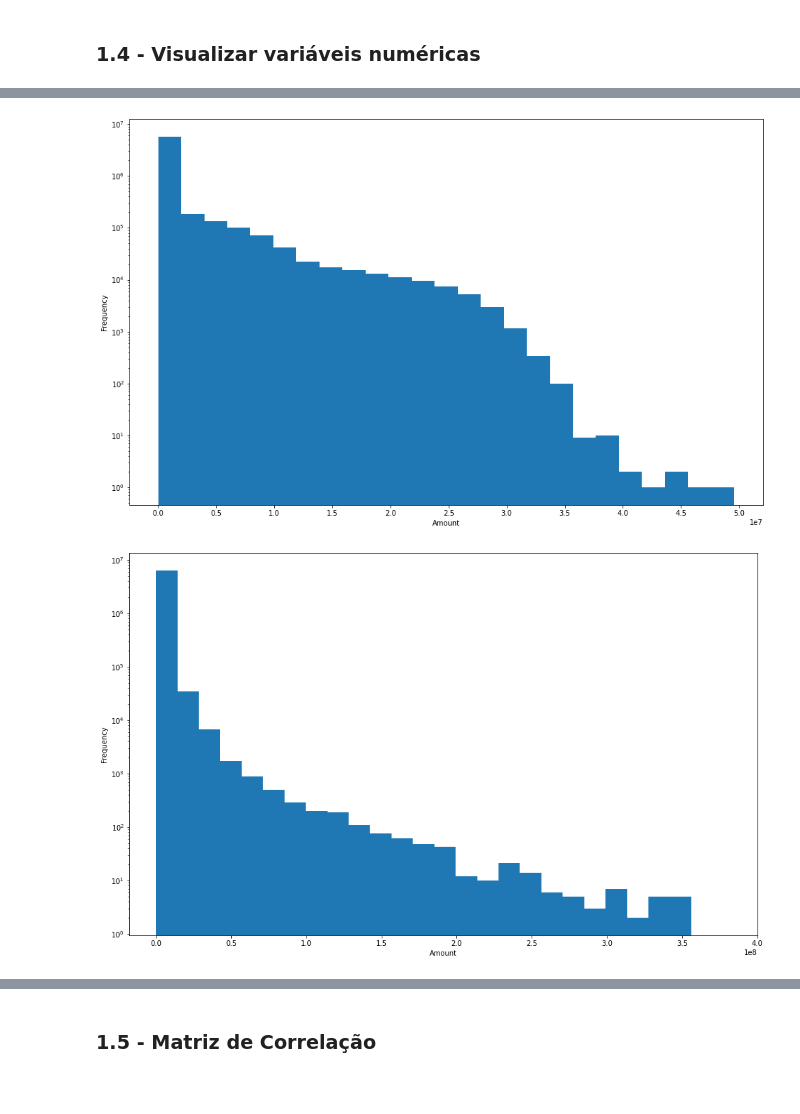
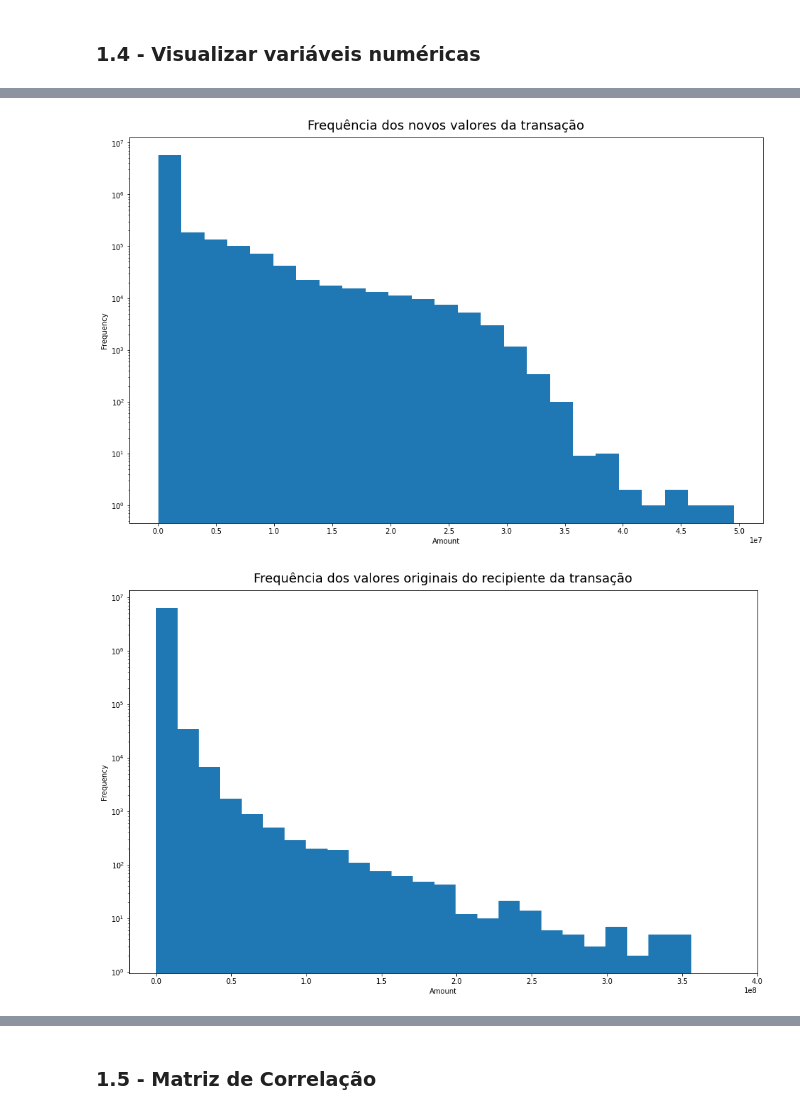
Before and after one commit to henriquemoc/Fraud-Classification, a Jupyter notebook: fraude.ipynb, the cells around one changed output, grey strips where cells are left out. Drawn from its saved outputs; the diff is of its cells as text; code cells hidden in the pictures; blank space fills up the shorter version.

```diff
--- a/fraude.ipynb
+++ b/fraude.ipynb
@@ -248,19 +261,21 @@ plt.xlabel('Amount');
 # %%
 plt.hist(df['newbalanceOrig'], bins=25);
 plt.yscale('log')
 plt.ylabel('Frequency')
 plt.xticks(range(0,int(5.5*1e7),int(5*1e6)))
 plt.xlabel('Amount');
+plt.title("Frequência dos novos valores da transação", fontdict={'fontsize':18}, pad=12);
 # %% [output]
-[figure, old version]
+[figure, new version]
 # %%
 plt.hist(df['oldbalanceDest'], bins=25);
 plt.yscale('log')
 plt.ylabel('Frequency')
 plt.xticks(range(0,int(4.5*1e8),int(5*1e7)))
 plt.xlabel('Amount');
+plt.title("Frequência dos valores originais do recipiente da transação", fontdict={'fontsize':18}, pad=12);
 # %% [output]
-[figure, old version]
+[figure, new version]
 # %%
 plt.hist(df['newbalanceDest'], bins=25);
 plt.yscale('log')
```
Also changed, not shown: parts of 8 cells of this notebook.
